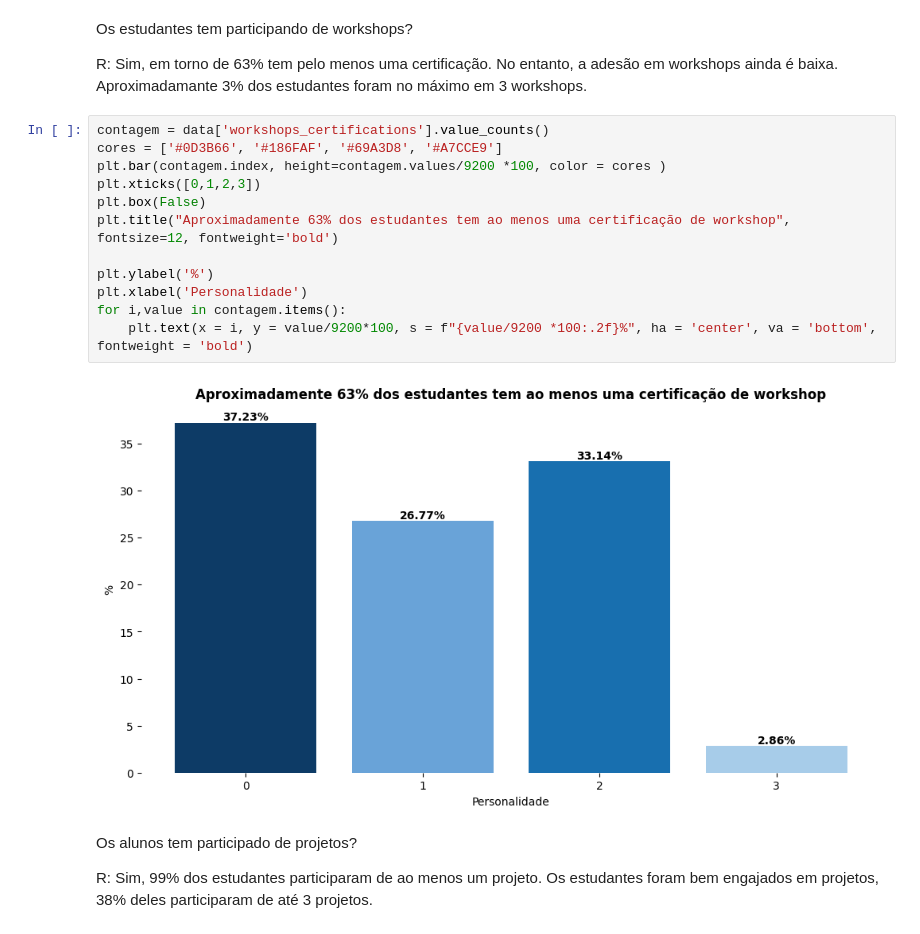
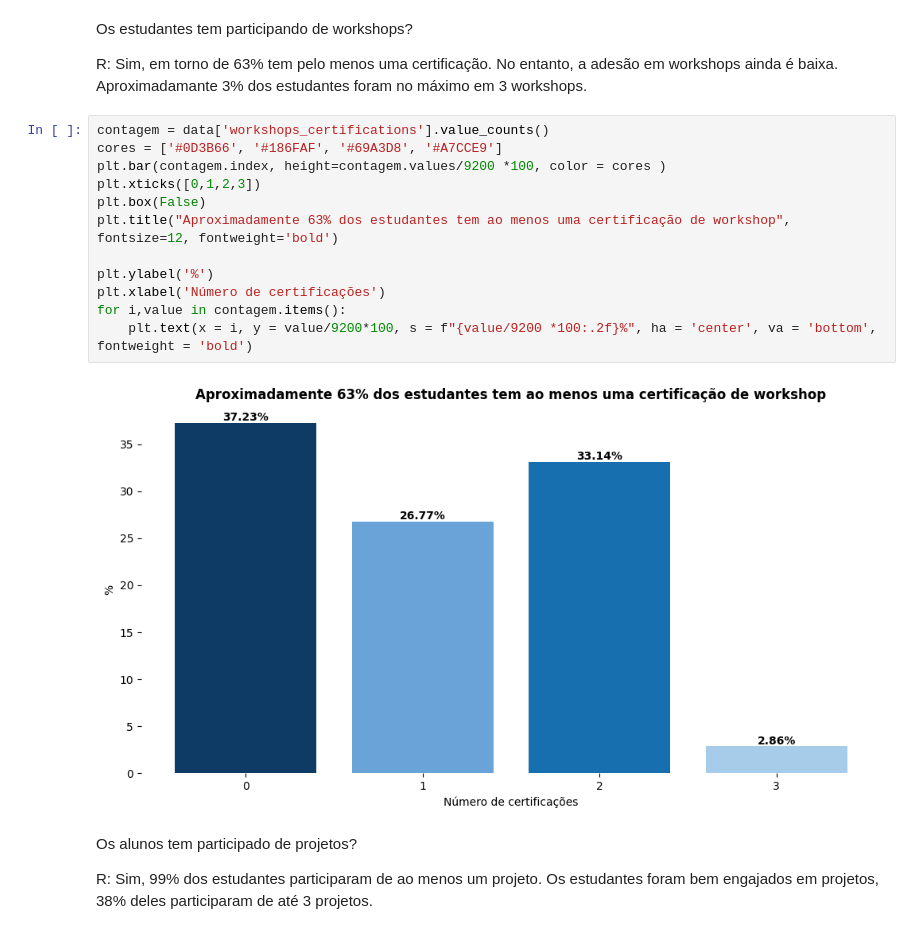
Before and after one commit to Alexandre-Esposte/JobProphet, a Jupyter notebook: notebooks/analise.ipynb, the cells around one changed output. Drawn from its saved outputs; the diff is of its cells as text.

```diff
--- a/notebooks/analise.ipynb
+++ b/notebooks/analise.ipynb
@@ -364,17 +364,17 @@ R: Sim, em torno de 63% tem pelo menos uma certificação. No entanto, a adesão
 # %%
 contagem = data['workshops_certifications'].value_counts()
 cores = ['#0D3B66', '#186FAF', '#69A3D8', '#A7CCE9']
 plt.bar(contagem.index, height=contagem.values/9200 *100, color = cores )
 plt.xticks([0,1,2,3])
 plt.box(False)
 plt.title("Aproximadamente 63% dos estudantes tem ao menos uma certificação de workshop", fontsize=12, fontweight='bold')
 
 plt.ylabel('%')
-plt.xlabel('Personalidade')
+plt.xlabel('Número de certificações')
 for i,value in contagem.items():
     plt.text(x = i, y = value/9200*100, s = f"{value/9200 *100:.2f}%", ha = 'center', va = 'bottom', fontweight = 'bold')
 # %% [output]
-[figure, old version]
+[figure, new version]
 # %% [markdown]
 Os alunos tem participado de projetos?
 
```
Also changed, not shown: parts of 10 cells of this notebook, 4 other files.
